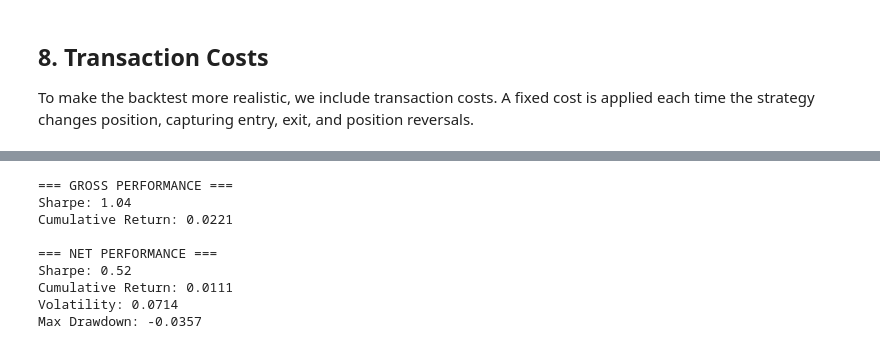
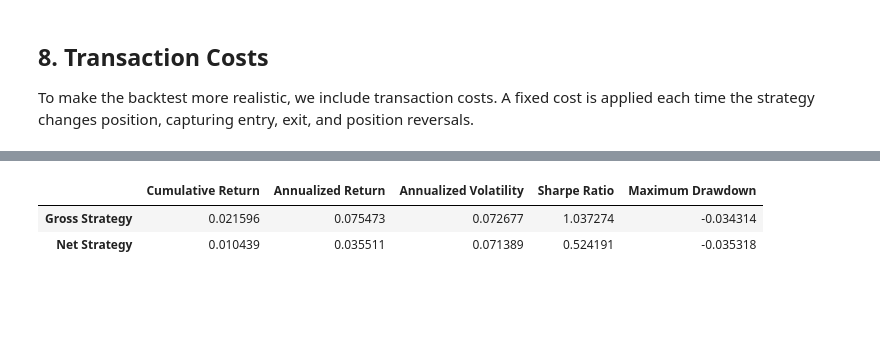
Before and after one commit to Gabrielnstr/pair_trading_strategy, a Jupyter notebook: notebooks/pair_trading_strategy.ipynb, the cells around one changed output, grey strips where cells are left out. Cells and saved outputs as stored; diff of their text form; code cells hidden in the pictures; blank space fills up the shorter version.

```diff
--- a/notebooks/pair_trading_strategy.ipynb
+++ b/notebooks/pair_trading_strategy.ipynb
@@ -236,44 +242,44 @@ plt.show()
 # %%
-# Gros returns
-returns = data["strategy_returns"].dropna()
+def calculate_performance_metrics(returns: pd.Series, trading_days: int = 252) -> dict:
+    returns = returns.dropna()
 
-# Net returns
-returns_net = data["strategy_returns_net"].dropna()
+    if returns.empty:
+        return{"Cumulative  Return": np.nan, "Annualized Return": np.nan, "Annualized Volatility": np.nan, "Sharpe Ratio": np.nan, "Maximum Drawdown": np.nan}
 
-# Sharpe
-sharpe = np.sqrt(252) * returns.mean() / returns.std()
-sharpe_net = np.sqrt(252) * returns_net.mean() / returns_net.std()
+    # Compouned wealth curve
+    wealth = (1 + returns).cumprod()
 
-# Returns
-cum_return = returns.sum()
-cum_return_net = returns_net.sum()
+    # Compounded cumulative return
+    cumulative_return = wealth.iloc[-1] - 1
 
-# Volatility
-volatility = returns.std() * np.sqrt(252)
-volatility_net = returns_net.std() * np.sqrt(252)
+    # Compounded annualized return
+    number_of_years = len(returns) / trading_days
+    annualized_return = (wealth.iloc[-1] ** (1 / number_of_years) - 1 if number_of_years > 0 and wealth.iloc[-1] > 0 else np.nan)
 
-# Drawdown
-cum_returns_net = returns_net.cumsum()
-running_max_net = cum_returns_net.cummax()
-drawdown_net = cum_returns_net - running_max_net
-max_drawdown_net = drawdown_net.min()
+    # Annualized Volatility
+    daily_volatility = returns.std(ddof=1)
+    annualized_volatility = (daily_volatility * np.sqrt(trading_days))
 
-print("=== GROSS PERFORMANCE ===")
-print(f"Sharpe: {sharpe:.2f}")
-print(f"Cumulative Return: {cum_return:.4f}")
+    # Sharpe ratio with a zero risk-free rate
+    sharpe_ratio = (returns.mean() / daily_volatility * np.sqrt(trading_days) if daily_volatility > 0 else np.nan)
 
-print("\n=== NET PERFORMANCE ===")
-print(f"Sharpe: {sharpe_net:.2f}")
-print(f"Cumulative Return: {cum_return_net:.4f}")
-print(f"Volatility: {volatility_net:.4f}")
-print(f"Max Drawdown: {max_drawdown_net:.4f}")
+    # Relative drawdown based on portfolio wealth
+    running_max = wealth.cummax()
+    drawdown = wealth / running_max - 1
+    maximum_drawdown = drawdown.min()
+
+    return {"Cumulative Return": cumulative_return,
+            "Annualized Return": annualized_return,
+            "Annualized Volatility": annualized_volatility,
+            "Sharpe Ratio": sharpe_ratio,
+            "Maximum Drawdown":maximum_drawdown}
+
+gross_metrics = calculate_performance_metrics(data["strategy_returns"])
+net_metrics = calculate_performance_metrics(data["strategy_returns_net"])
+
+performance_table = pd.DataFrame({"Gross Strategy": gross_metrics, "Net Strategy": net_metrics}).T
+performance_table
 # %% [output]
-=== GROSS PERFORMANCE ===
-Sharpe: 1.04
-Cumulative Return: 0.0221
-
-=== NET PERFORMANCE ===
-Sharpe: 0.52
-Cumulative Return: 0.0111
-Volatility: 0.0714
-Max Drawdown: -0.0357
+|  | Cumulative Return | Annualized Return | Annualized Volatility | Sharpe Ratio | Maximum Drawdown |
+| Gross Strategy | 0.021596 | 0.075473 | 0.072677 | 1.037274 | -0.034314 |
+| Net Strategy | 0.010439 | 0.035511 | 0.071389 | 0.524191 | -0.035318 |
```
Also changed, not shown: parts of 9 cells of this notebook, 3 other files.
